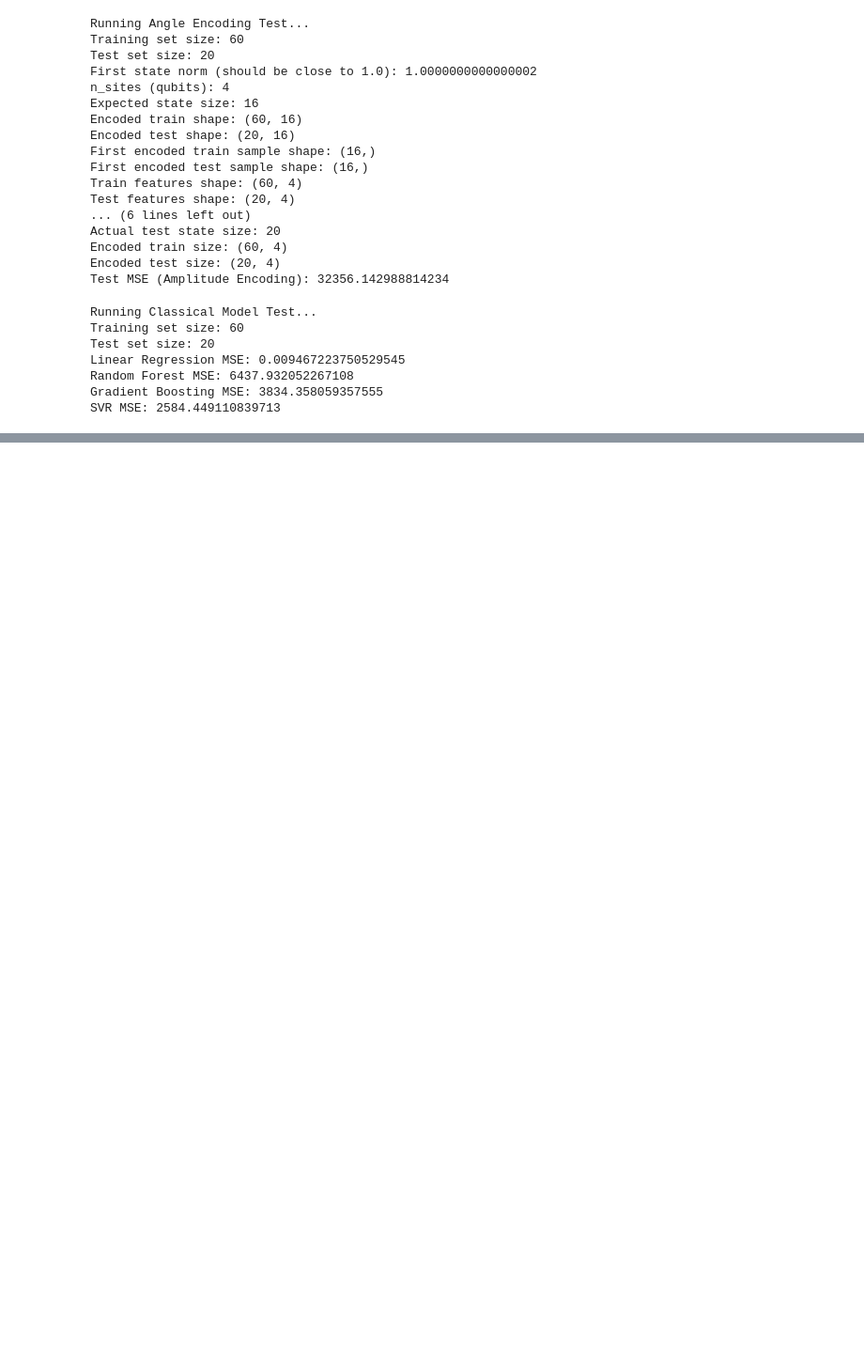
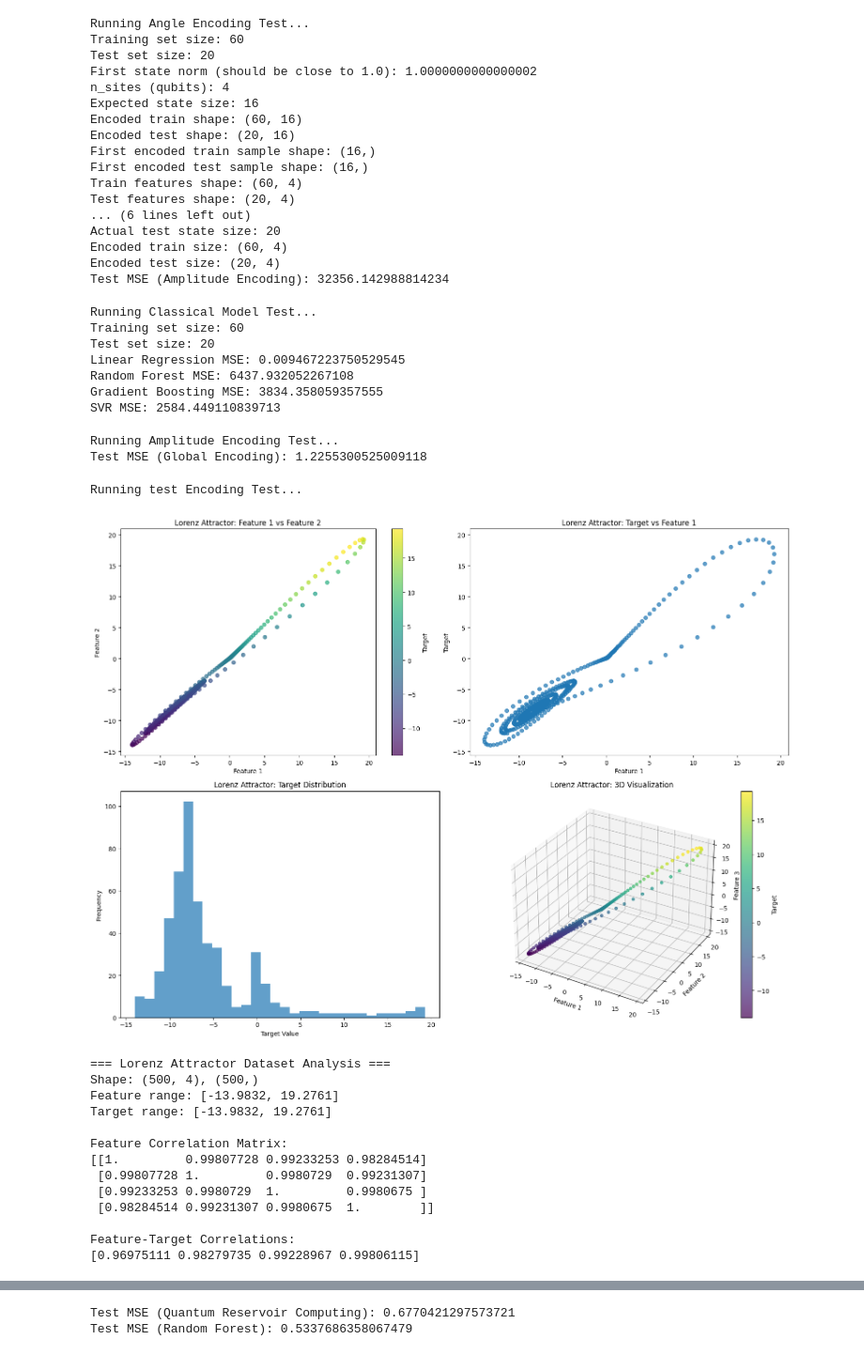
Before and after one commit to Cass490/Qosf_f, a Jupyter notebook: test_bloc.ipynb, the cells around one changed output, grey strips where cells are left out. Shown at 94% size. Drawn from its saved outputs; the diff is of its cells as text; code cells hidden in the pictures; blank space fills up the shorter version.

```diff
--- a/test_bloc.ipynb
+++ b/test_bloc.ipynb
@@ -265,0 +443,7 @@ SVR MSE: 2584.449110839713
+# %%
+if __name__ == "__main__":
+ print("\nRunning Amplitude Encoding Test...")
+test_qrc_global_encoding()
+# %% [output]
+Running Amplitude Encoding Test...
+Test MSE (Global Encoding): 1.2255300525009118
@@ -265,0 +559,20 @@ SVR MSE: 2584.449110839713
+# %%
+if __name__ == "__main__":
+ print("\nRunning test Encoding Test...")
+test_qrc_vs_classical()
+# %% [output]
+Running test Encoding Test...
+[figure, added]
+=== Lorenz Attractor Dataset Analysis ===
+Shape: (500, 4), (500,)
+Feature range: [-13.9832, 19.2761]
+Target range: [-13.9832, 19.2761]
+
+Feature Correlation Matrix:
+[[1.         0.99807728 0.99233253 0.98284514]
+ [0.99807728 1.         0.9980729  0.99231307]
+ [0.99233253 0.9980729  1.         0.9980675 ]
+ [0.98284514 0.99231307 0.9980675  1.        ]]
+
+Feature-Target Correlations:
+[0.96975111 0.98279735 0.99228967 0.99806115]
@@ -265,0 +580,2 @@ SVR MSE: 2584.449110839713
+Test MSE (Quantum Reservoir Computing): 0.6770421297573721
+Test MSE (Random Forest): 0.5337686358067479
```
Also changed, not shown: parts of 6 cells of this notebook, 5 other files.
